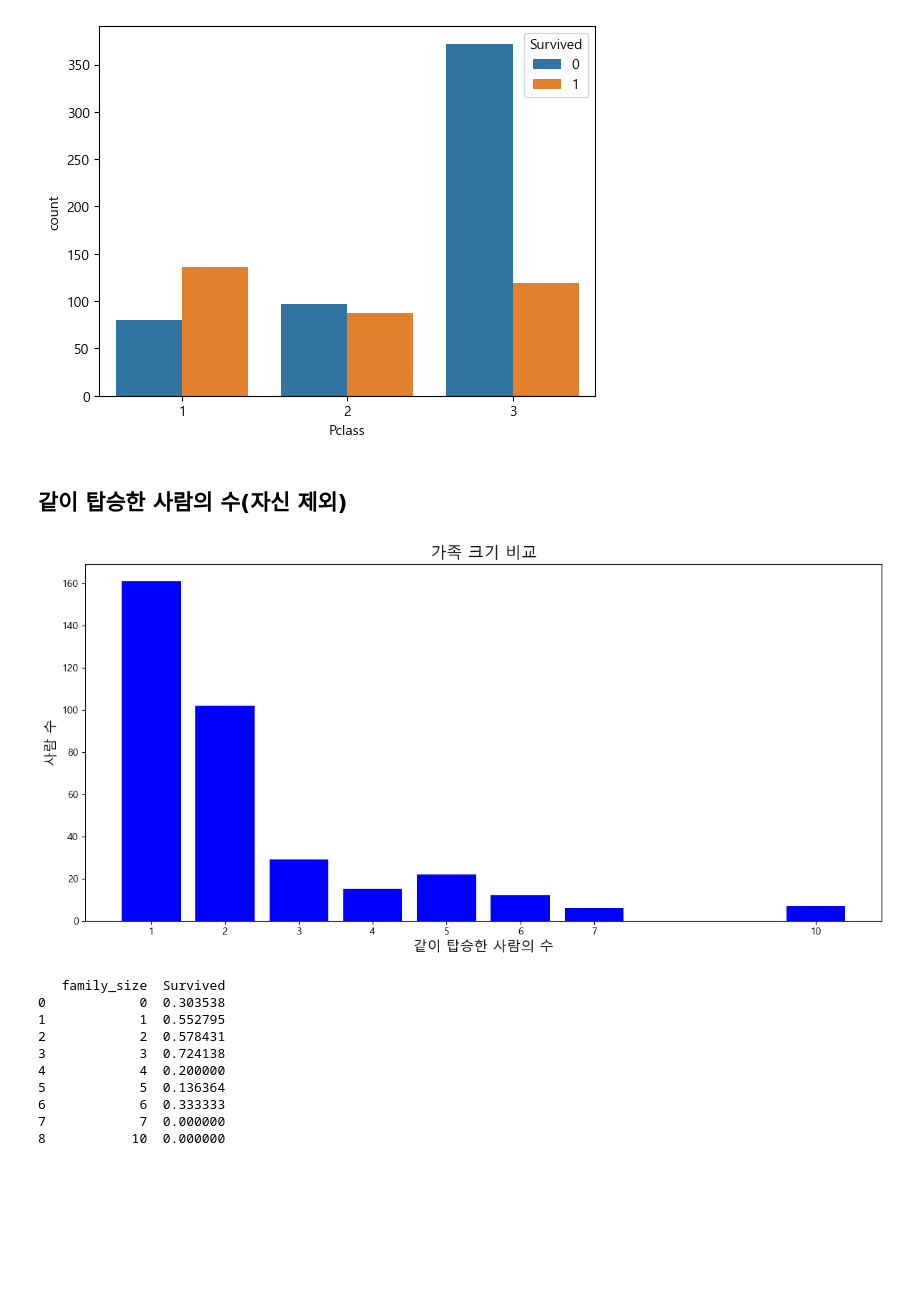
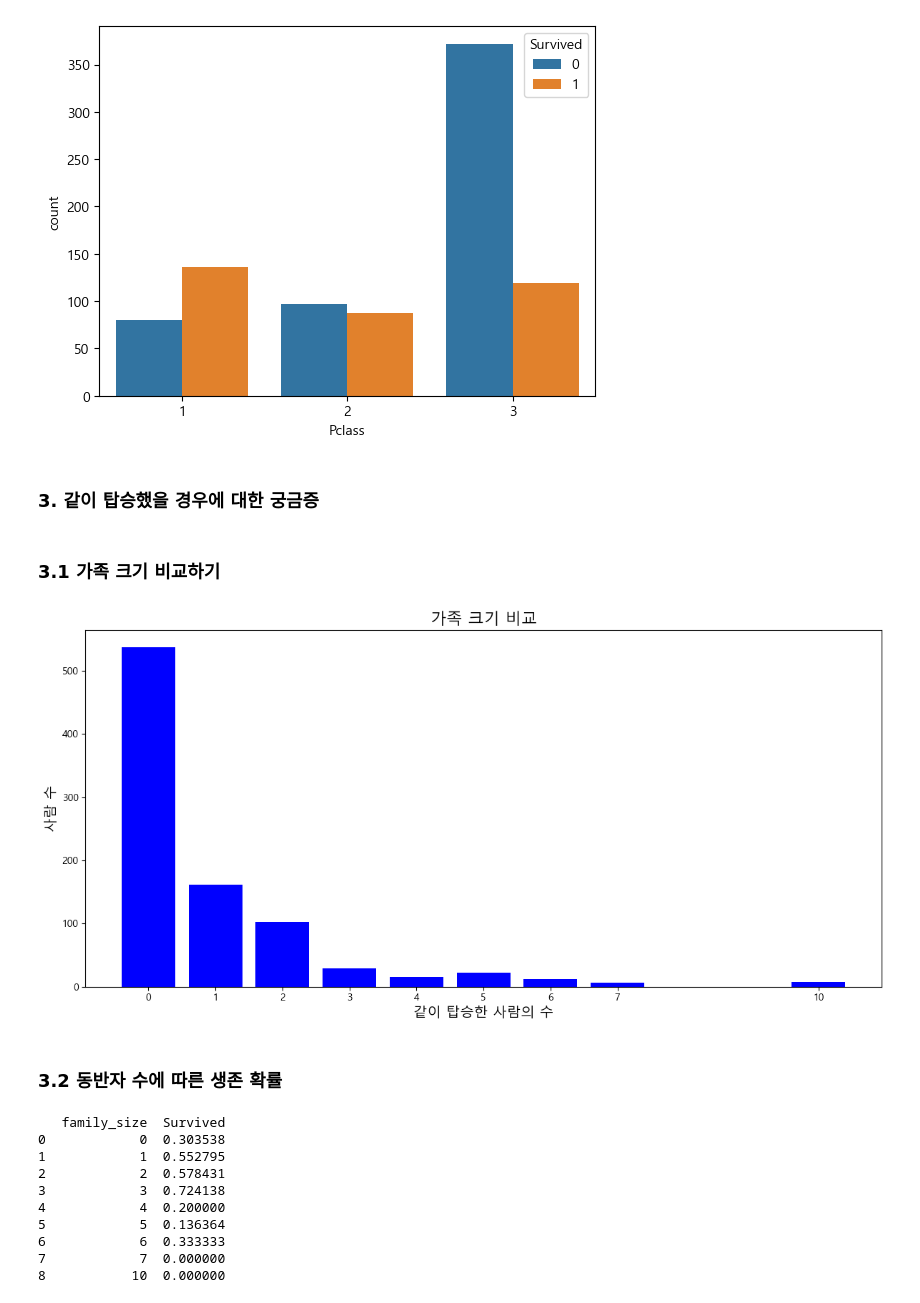
Before and after one commit to chasangho415/urban-enigma, a Jupyter notebook: assignment.ipynb, the cells around one changed output. Cells and saved outputs as stored; diff of their text form; code cells hidden in the pictures; blank space fills up the shorter version.

```diff
--- a/assignment.ipynb
+++ b/assignment.ipynb
@@ -35,5 +90,5 @@ Name: count, dtype: int64
 # %%
-df = df.drop(columns=['Name', 'Ticket', 'Cabin', 'Embarked'])
+df = df.drop(columns=['Name', 'Ticket', 'Cabin'])
 # %%
 sorted_pclass_3 = df[(df['Pclass'] == 3) & (df['Fare'] > 0)].sort_values(by='Fare', ascending=True)
 print(sorted_pclass_3.to_string(max_rows=10))
@@ -125,24 +180,27 @@ Pclass
 Name: count, dtype: int64
 [figure]
 # %% [markdown]
-## 같이 탑승한 사람의 수(자신 제외)
+### 3. 같이 탑승했을 경우에 대한 궁금증
+# %% [markdown]
+### 3.1 가족 크기 비교하기
 # %%
 df['family_size'] = df['SibSp'] + df['Parch']
 
 # 가족 크기 분포 시각화 (seaborn 없이)
 plt.figure(figsize=(12, 6))
 family_size_count = df['family_size'].value_counts().sort_index()
-family_size_count = family_size_count[family_size_count.index != 0] #크기가 0인 혼자 탑승한 경우는 제외
 
 plt.bar(family_size_count.index, family_size_count.values, color='blue')
 plt.title('가족 크기 비교', fontsize=16)
 plt.xlabel('같이 탑승한 사람의 수', fontsize=14)
 plt.ylabel('사람 수', fontsize=14)
 plt.xticks(family_size_count.index)
 plt.tight_layout()
 plt.show()
 # %% [output]
-[figure, old version]
+[figure, new version]
+# %% [markdown]
+### 3.2 동반자 수에 따른 생존 확률
 # %%
 survival_prob = df.groupby('family_size')['Survived'].mean().reset_index()
 print(survival_prob)
```
Also changed, not shown: parts of 23 cells of this notebook, 1 other file.
